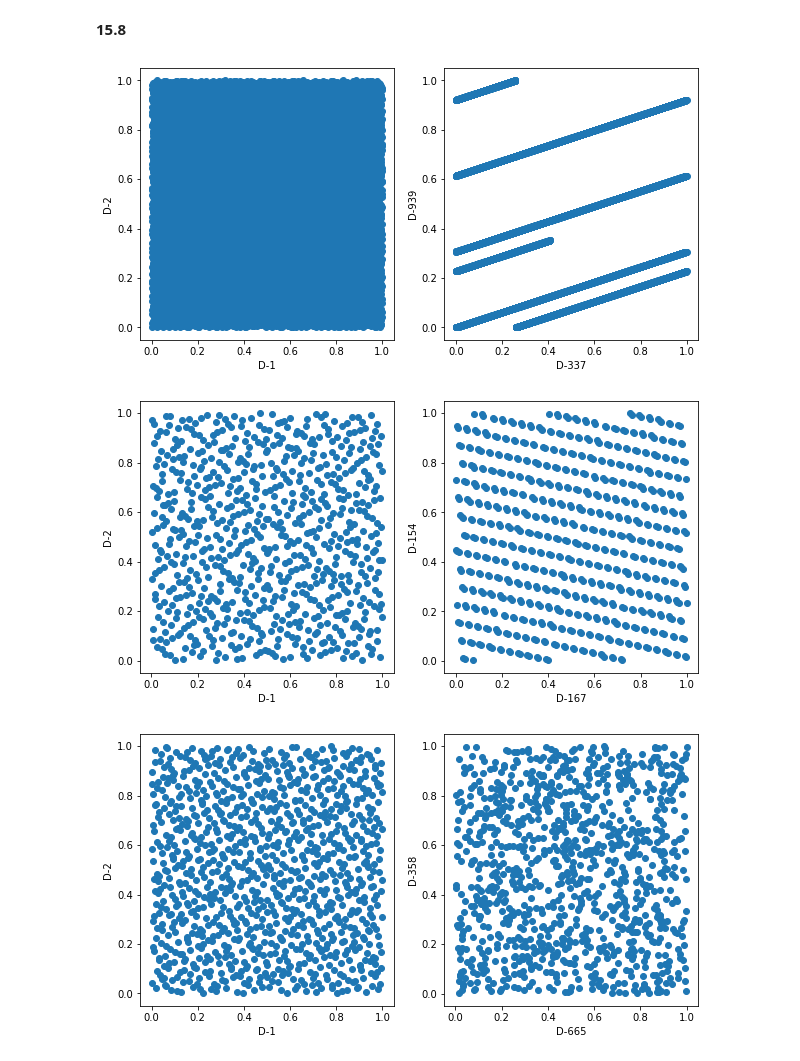
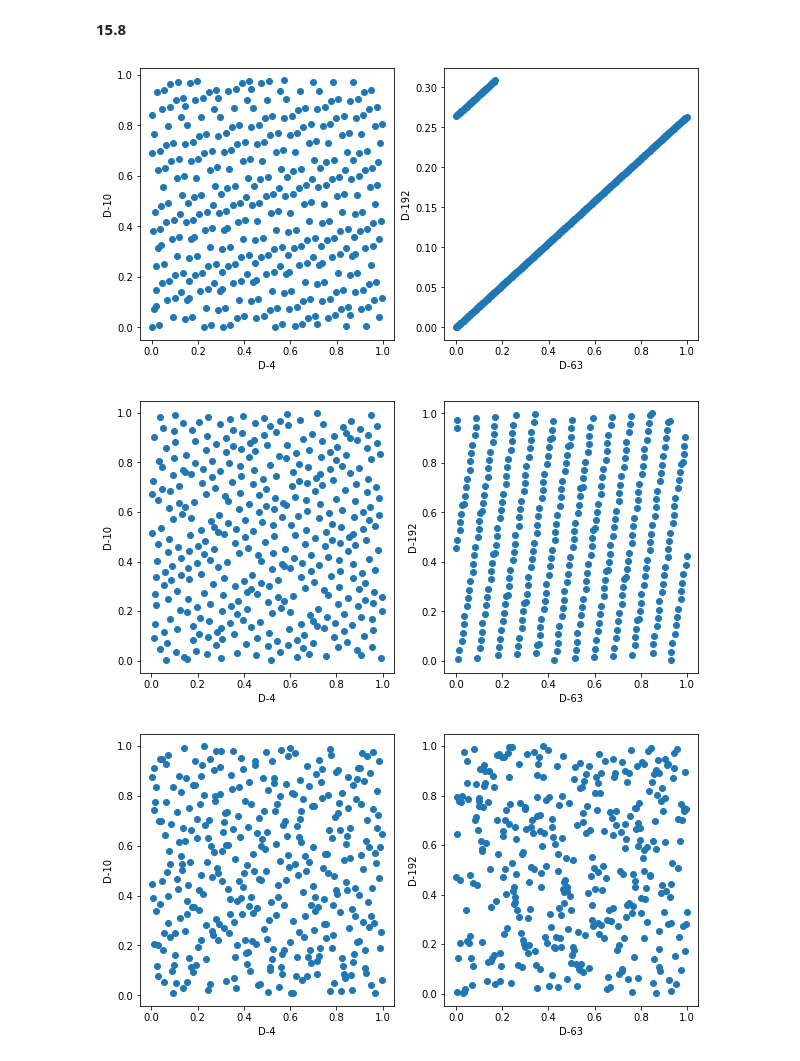
Before and after one commit to IanFla/Monte-Carlo, a Jupyter notebook: Ch15.ipynb, the cells around one changed output. Saved outputs shown, nothing was run; the diff lists cells and outputs as text; code cells hidden in the pictures.

```diff
--- a/Ch15.ipynb
+++ b/Ch15.ipynb
@@ -14,7 +14,6 @@ import qmcpy as qp
 **15.8**
 # %%
 def draw():
-    select=np.append([0,1],np.random.choice(np.arange(d),2))
     samples=halton.gen_samples(n)[:,select]
     fig,ax=plt.subplots(1,2,figsize=(10,5))
     ax[0].scatter(samples[:,0],samples[:,1])
@@ -25,21 +24,17 @@ def draw():
     ax[1].set_ylabel('D-'+str(select[3]+1))
     plt.show()
 # %%
-d=1000
-n=10*d
+d=360
+n=d
+select=np.append(np.random.choice(np.arange(10),2,replace=False),\
+                 np.random.choice(np.arange(d),2,replace=False))
 halton=qp.Halton(d,randomize=False)
 draw()
-
-d=360
-n=2*d
 halton=qp.Halton(d,randomize='QRNG')
 draw()
-
-d=1000
-n=d
 halton=qp.Halton(d,randomize='OWEN')
 draw()
 # %% [output]
-[figure, old version]
+[figure, new version]
-[figure, old version]
+[figure, new version]
-[figure, old version]
+[figure, new version]
```
Also changed, not shown: 1 other file.
